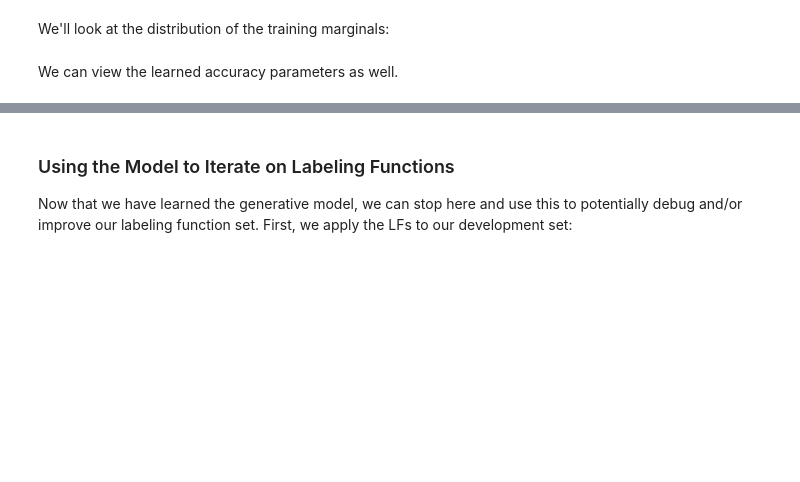
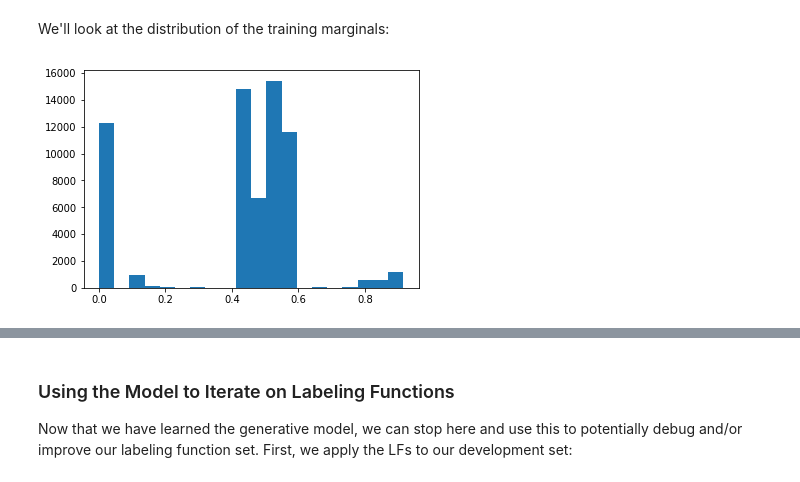
Before and after one commit to lukehsiao/tecs-hardware-kbc, a Jupyter notebook: transistors/transistors.ipynb, the cells around one changed output, grey strips where cells are left out. Saved outputs shown, nothing was run; the diff lists cells and outputs as text; code cells hidden in the pictures; blank space fills up the shorter version.

```diff
--- a/transistors/transistors.ipynb
+++ b/transistors/transistors.ipynb
@@ -379,0 +507,12 @@ gen_model = LabelModel(k=2)
+# %%
+from metal.label_model import LabelModel
+
+stg_temp_min_model = LabelModel(k=2)
+stg_temp_max_model = LabelModel(k=2)
+polarity_model = LabelModel(k=2)
+ce_v_max_model = LabelModel(k=2)
+
+%time stg_temp_min_model.train_model(L_train[0], n_epochs=500, print_every=100)
+%time stg_temp_max_model.train_model(L_train[1], n_epochs=500, print_every=100)
+%time polarity_model.train_model(L_train[2], n_epochs=500, print_every=100)
+%time ce_v_max_model.train_model(L_train[3], n_epochs=500, print_every=100)
@@ -384,8 +539,13 @@ train_marginals = gen_model.predict_proba(L_train[0])
+# %%
+stg_temp_min_marginals = stg_temp_min_model.predict_proba(L_train[0])
+stg_temp_max_marginals = stg_temp_max_model.predict_proba(L_train[1])
+polarity_marginals = polarity_model.predict_proba(L_train[2])
+ce_v_max_marginals = ce_v_max_model.predict_proba(L_train[3])
 # %% [markdown]
 We'll look at the distribution of the training marginals:
 # %%
 import matplotlib.pyplot as plt
-plt.hist(train_marginals[:, TRUE - 1], bins=20)
+plt.hist(stg_temp_min_marginals[:, TRUE - 1], bins=20)
 plt.show()
+# %% [output]
+[figure, added]
-# %% [markdown]
-We can view the learned accuracy parameters as well.
```
Also changed, not shown: parts of 31 cells of this notebook.
